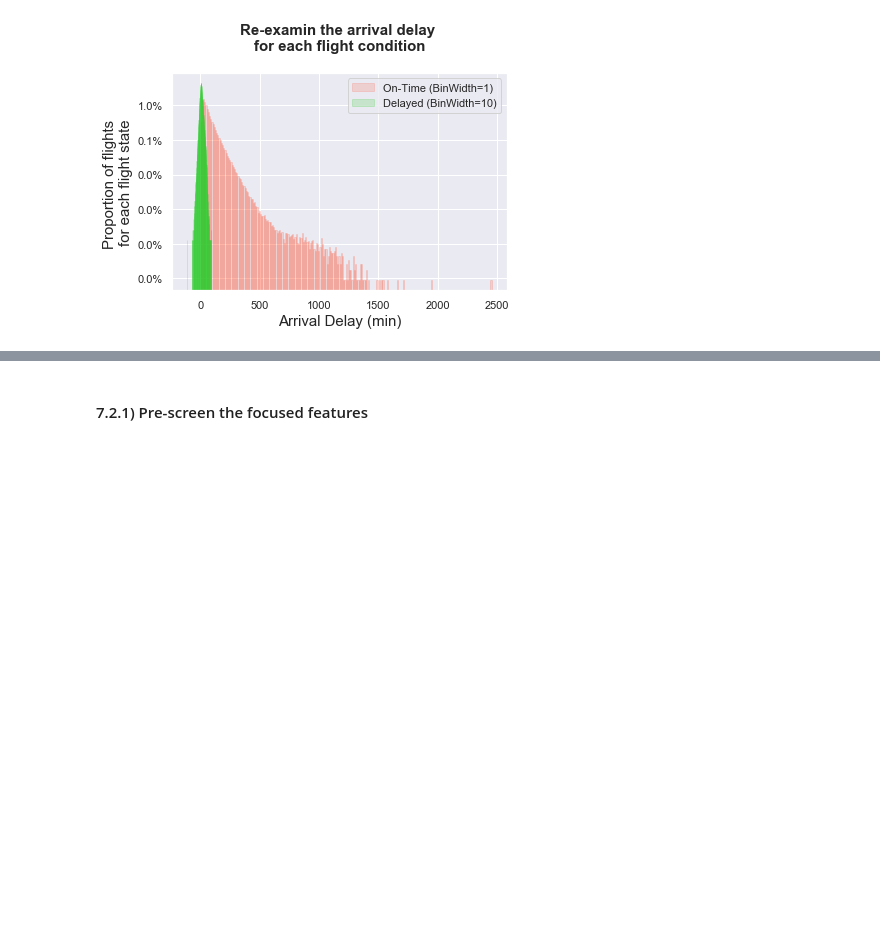
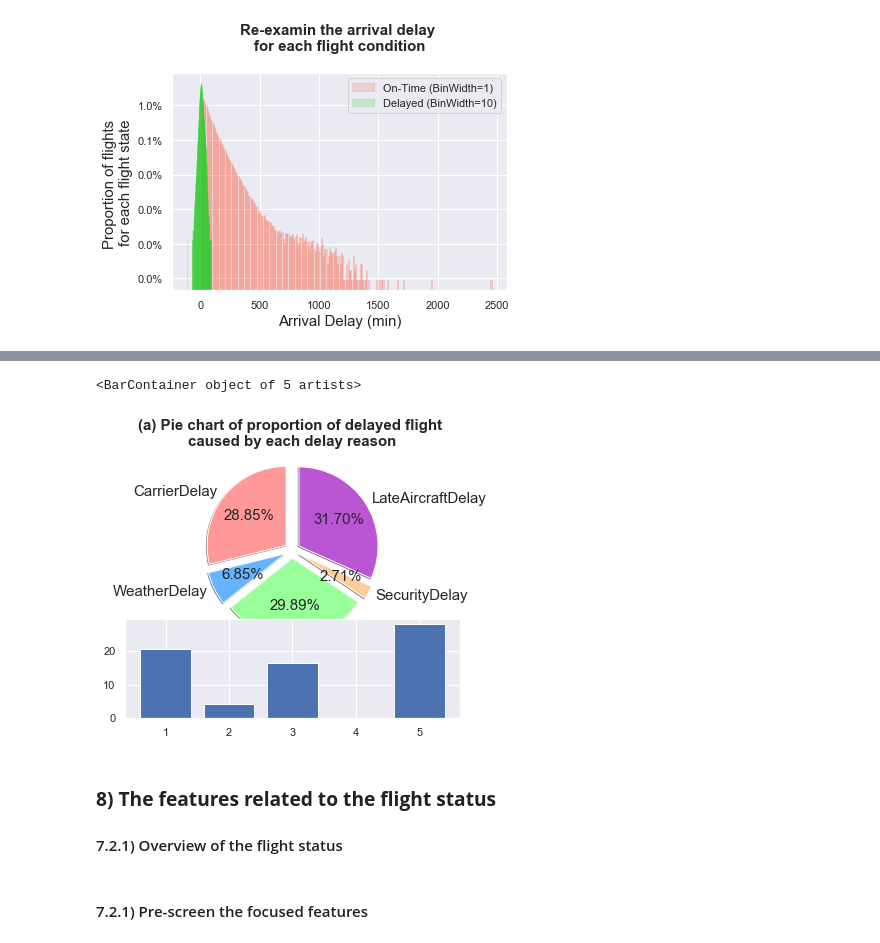
Before and after one commit to Wolfking2015/Final-Project-For-AML, a Jupyter notebook: final-project.ipynb, the cells around one changed output, grey strips where cells are left out. Drawn from its saved outputs; the diff is of its cells as text; code cells hidden in the pictures; blank space fills up the shorter version.

```diff
--- a/final-project.ipynb
+++ b/final-project.ipynb
@@ -461,3 +491,33 @@ Text(0, 0.5, 'Proportion of flights \nfor each flight state')
+# %%
+# Select the delay reason columns for the delayed flights
+DelayLabels=['CarrierDelay',
+       'WeatherDelay', 'NASDelay', 'SecurityDelay', 'LateAircraftDelay']
+DelayedInformation=data_airline.loc[data_airline['FlightState']==1,DelayLabels]
+#Remove the null values
+DelayedInformation.dropna()
+# Count the non-zero value for each delay reasons
+DelayReasonCount=DelayedInformation.astype(bool).sum(axis=0)
+#Figure 1, a pie char plot about the proportion of delayed flights caused by each delay reason
+plt.subplot(2,1,1)
+explode=(0.2, 0.2, 0.2,0.2,0.2)
+colors = ['#ff9999','#66b3ff','#99ff99','#ffcc99','mediumorchid']
+
+plt.title('(a) Pie chart of proportion of delayed flight \ncaused by each delay reason\n\n\n',fontsize=15, fontweight='bold')
+plt.pie(DelayReasonCount, explode=explode, labels=DelayLabels, autopct='%1.2f%%',
+        shadow=True, colors=colors,startangle=90,textprops={'fontsize': 15},radius=2);
+#Figure 2, average time delayed due to each delay reasons
+DelayReasonTime_mean=DelayedInformation.mean()
+DelayReasonTime_std=DelayedInformation.std()
+plt.subplot(2,1,2)
+sns.set()
+colors = ['#ff9999','#66b3ff','#99ff99','#ffcc99','mediumorchid']
+plt.bar([1,2,3,4,5],DelayReasonTime_mean)
+# %% [output]
+<BarContainer object of 5 artists>
+[figure, added]
+# %% [markdown]
+### **8) The features related to the flight status**
+#### 7.2.1) Overview of the flight status
 # %% [markdown]
 #### 7.2.1) Pre-screen the focused features
 # %%
```
Also changed, not shown: parts of 8 cells of this notebook.
